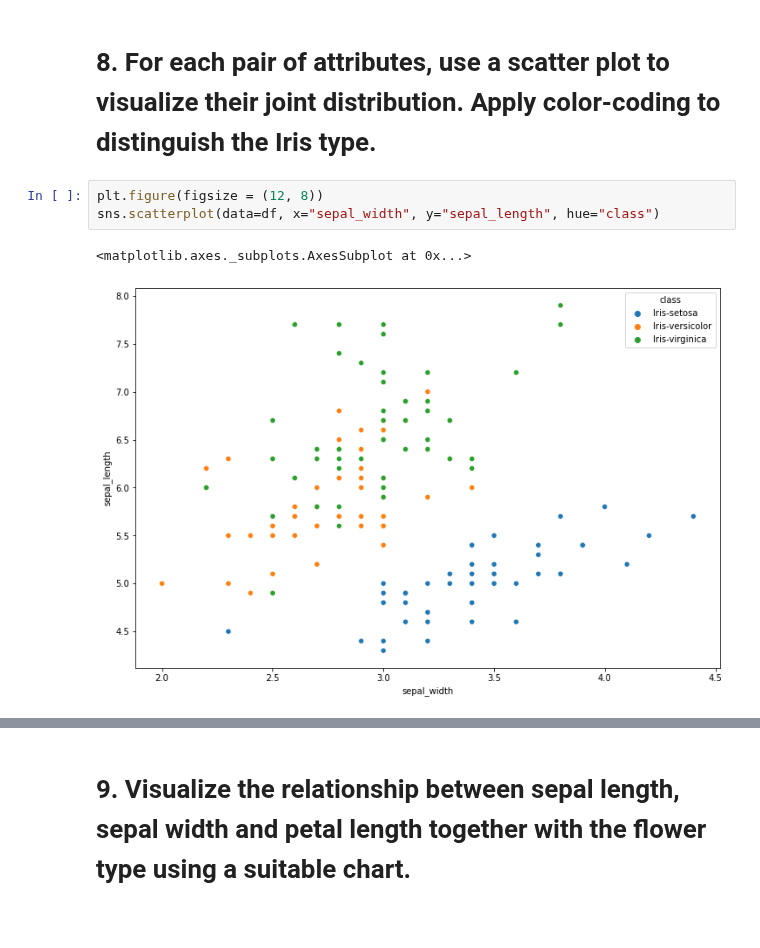
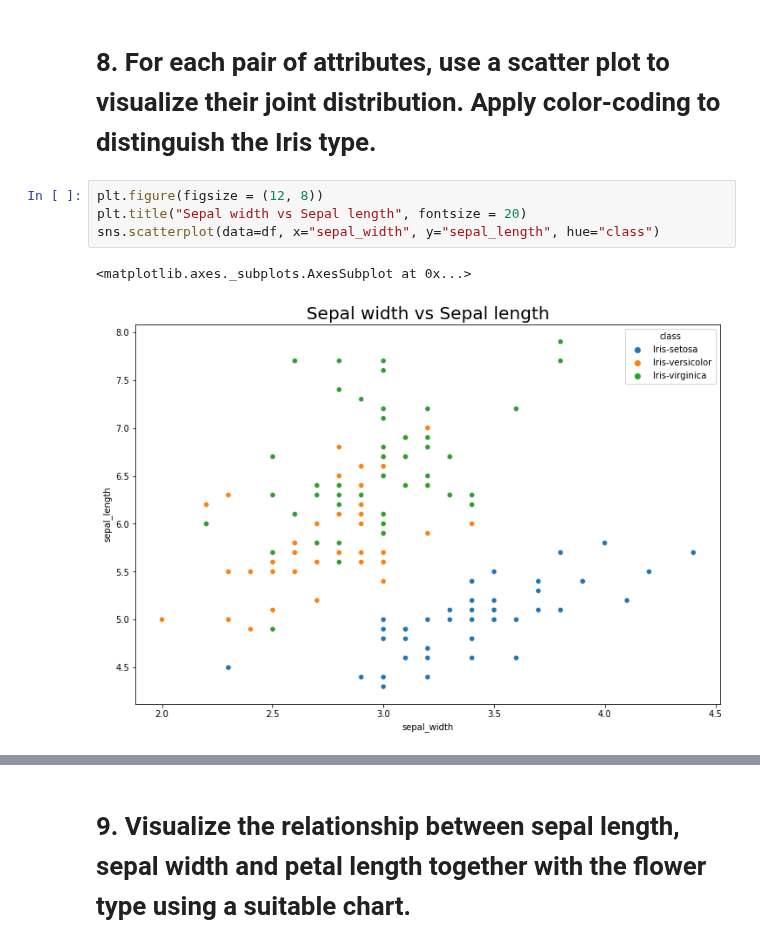
Before and after one commit to ravinduf/ml-group-assignment, a Jupyter notebook: group_assignment.ipynb, the cells around one changed output, grey strips where cells are left out. Cells and saved outputs as stored; diff of their text form; blank space fills up the shorter version.

```diff
--- a/group_assignment.ipynb
+++ b/group_assignment.ipynb
@@ -178,9 +180,10 @@ sns.boxplot(data=df)
 # 8. For each pair of attributes, use a scatter plot to visualize their joint distribution. Apply color-coding to distinguish the Iris type.
 # %%
 plt.figure(figsize = (12, 8))
+plt.title("Sepal width vs Sepal length", fontsize = 20)
 sns.scatterplot(data=df, x="sepal_width", y="sepal_length", hue="class")
 # %% [output]
 <matplotlib.axes._subplots.AxesSubplot at 0x...>
-[figure, old version]
+[figure, new version]
 # %%
 plt.figure(figsize = (12, 8))
```
Also changed, not shown: parts of 5 cells of this notebook.
